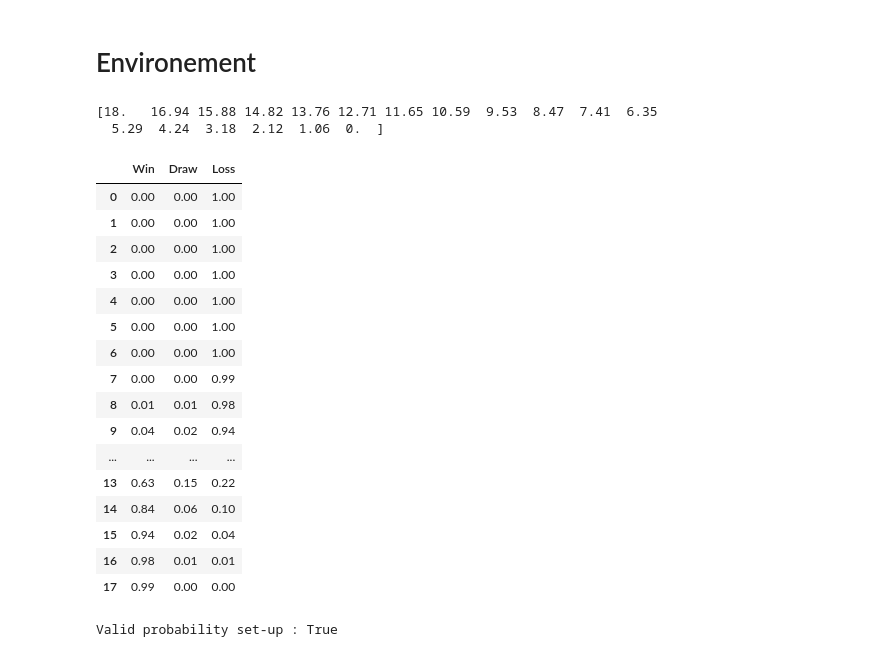
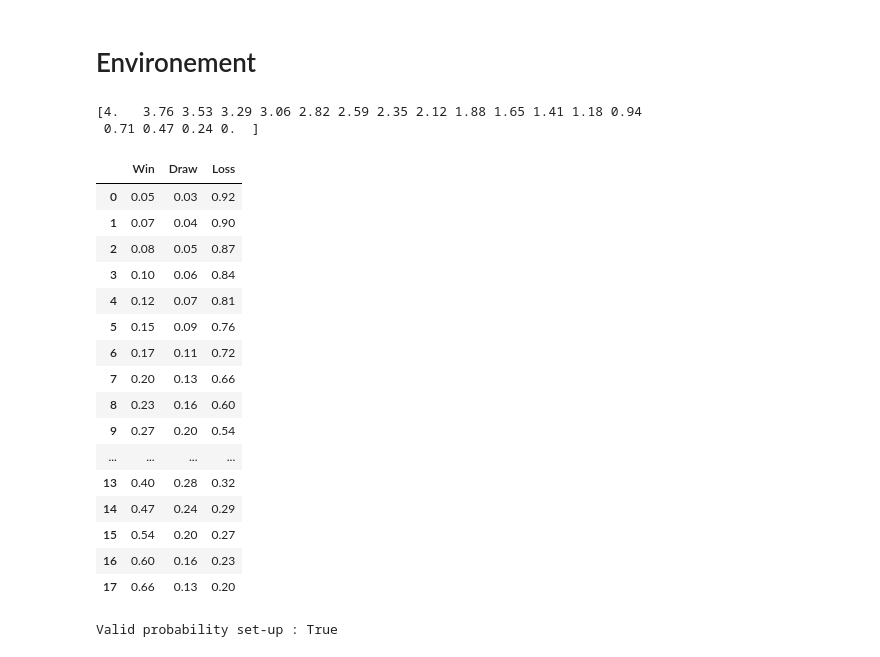
Before and after one commit to arnaud-odet/RL, a Jupyter notebook: notebooks/swiss_round.ipynb, the cells around one changed output. Cells and saved outputs as stored; diff of their text form; code cells hidden in the pictures.

```diff
--- a/notebooks/swiss_round.ipynb
+++ b/notebooks/swiss_round.ipynb
@@ -48,39 +48,39 @@ def check_probability(team_strengths, max_draw_probability):
 # Environement
 # %%
 n_teams = 18
-max_str = 18
+max_str = 4
 threshold_ranks = [4,12]
 agent_id = threshold_ranks[-1]
 team_strengths = np.linspace(max_str,0,n_teams)
 #team_strengths = [4 * 0.9 ** i for i in range(n_teams)]
 mdp = 0.5
 
 print(np.array(team_strengths).round(2))
 wp, dp, lp = probability_tables(team_strengths=team_strengths, max_draw_probability=mdp)
 pd.concat([wp.loc[[agent_id]].rename(index={agent_id:'Win'}),
            dp.loc[[agent_id]].rename(index={agent_id:'Draw'}),
            lp.loc[[agent_id]].rename(index={agent_id:'Loss'}),
            ]).T.round(2)
 # %% [output]
-[18.   16.94 15.88 14.82 13.76 12.71 11.65 10.59  9.53  8.47  7.41  6.35
-  5.29  4.24  3.18  2.12  1.06  0.  ]
+[4.   3.76 3.53 3.29 3.06 2.82 2.59 2.35 2.12 1.88 1.65 1.41 1.18 0.94
+ 0.71 0.47 0.24 0.  ]
 |  | Win | Draw | Loss |
-| 0 | 0.00 | 0.00 | 1.00 |
-| 1 | 0.00 | 0.00 | 1.00 |
-| 2 | 0.00 | 0.00 | 1.00 |
-| 3 | 0.00 | 0.00 | 1.00 |
-| 4 | 0.00 | 0.00 | 1.00 |
-| 5 | 0.00 | 0.00 | 1.00 |
-| 6 | 0.00 | 0.00 | 1.00 |
-| 7 | 0.00 | 0.00 | 0.99 |
-| 8 | 0.01 | 0.01 | 0.98 |
-| 9 | 0.04 | 0.02 | 0.94 |
+| 0 | 0.05 | 0.03 | 0.92 |
+| 1 | 0.07 | 0.04 | 0.90 |
+| 2 | 0.08 | 0.05 | 0.87 |
+| 3 | 0.10 | 0.06 | 0.84 |
+| 4 | 0.12 | 0.07 | 0.81 |
+| 5 | 0.15 | 0.09 | 0.76 |
+| 6 | 0.17 | 0.11 | 0.72 |
+| 7 | 0.20 | 0.13 | 0.66 |
+| 8 | 0.23 | 0.16 | 0.60 |
+| 9 | 0.27 | 0.20 | 0.54 |
 | ... | ... | ... | ... |
-| 13 | 0.63 | 0.15 | 0.22 |
-| 14 | 0.84 | 0.06 | 0.10 |
-| 15 | 0.94 | 0.02 | 0.04 |
-| 16 | 0.98 | 0.01 | 0.01 |
-| 17 | 0.99 | 0.00 | 0.00 |
+| 13 | 0.40 | 0.28 | 0.32 |
+| 14 | 0.47 | 0.24 | 0.29 |
+| 15 | 0.54 | 0.20 | 0.27 |
+| 16 | 0.60 | 0.16 | 0.23 |
+| 17 | 0.66 | 0.13 | 0.20 |
 # %%
 n_rounds = 6
 bonus_points = [30,20]
```
Also changed, not shown: parts of 6 cells of this notebook, 4 other files.
